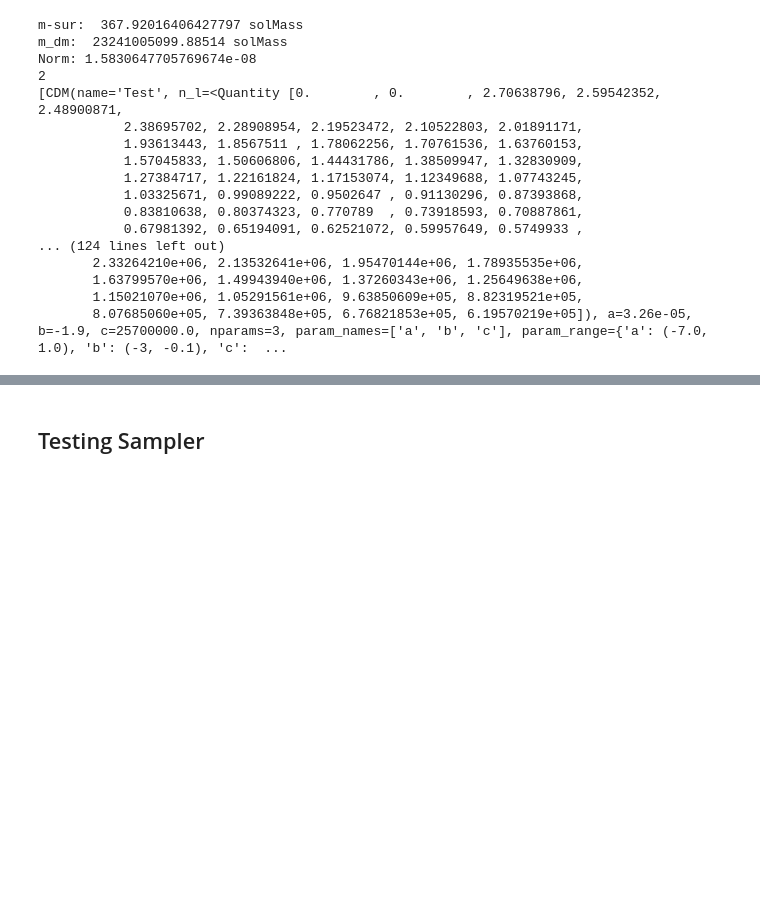
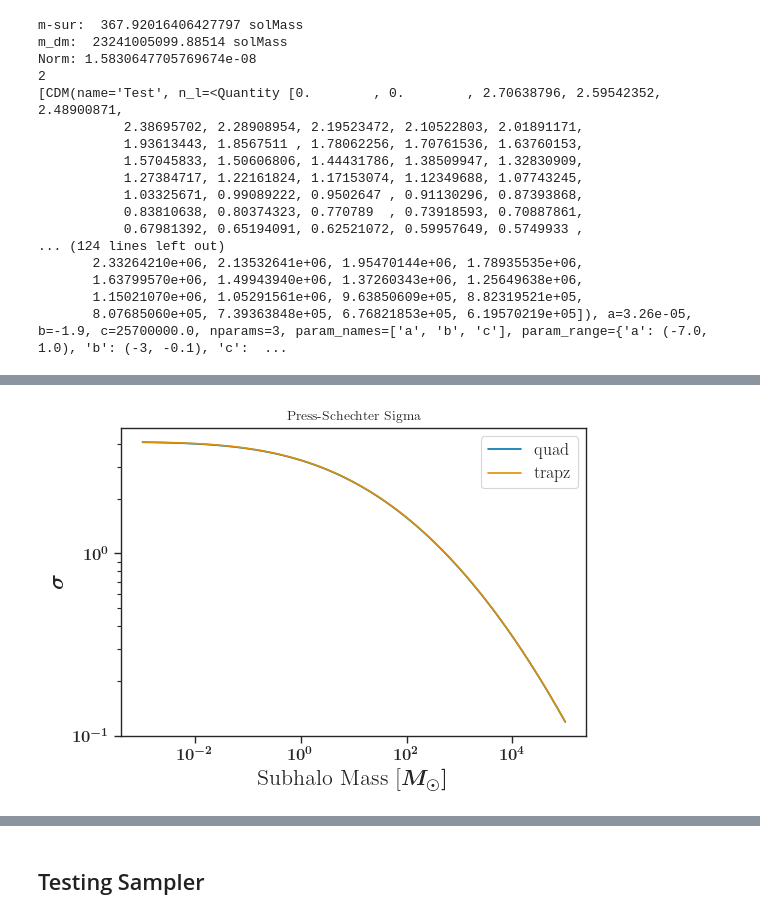
Before and after one commit to Dimple10/dmsl, a Jupyter notebook: dmsl/DMSL.ipynb, the cells around one changed output, grey strips where cells are left out. Drawn from its saved outputs; the diff is of its cells as text; code cells hidden in the pictures; blank space fills up the shorter version.

```diff
--- a/dmsl/DMSL.ipynb
+++ b/dmsl/DMSL.ipynb
@@ -713,0 +823,4 @@ Norm: 1.5830647705769674e-08
+# %%
+%%time
+reload(mf)
+press_test= mf.PressSchechter_test(m_l = np.logspace(4,16,10))
@@ -713,0 +850,13 @@ Norm: 1.5830647705769674e-08
+# %%
+k = np.logspace(-3,5,100)
+plt.title('Press-Schechter Sigma')
+plt.xlabel(r'Subhalo Mass [$M_{\odot}]$')
+plt.xscale('log')
+plt.yscale('log')
+plt.ylabel(r'$\sigma$')
+plt.plot(k,press_s.sig, label='quad')
+plt.plot(k,press_test.sig, label='trapz')
+plt.legend()
+plt.show()
+# %% [output]
+[figure, added]
```
Also changed, not shown: parts of 67 cells of this notebook, 2 other files.
